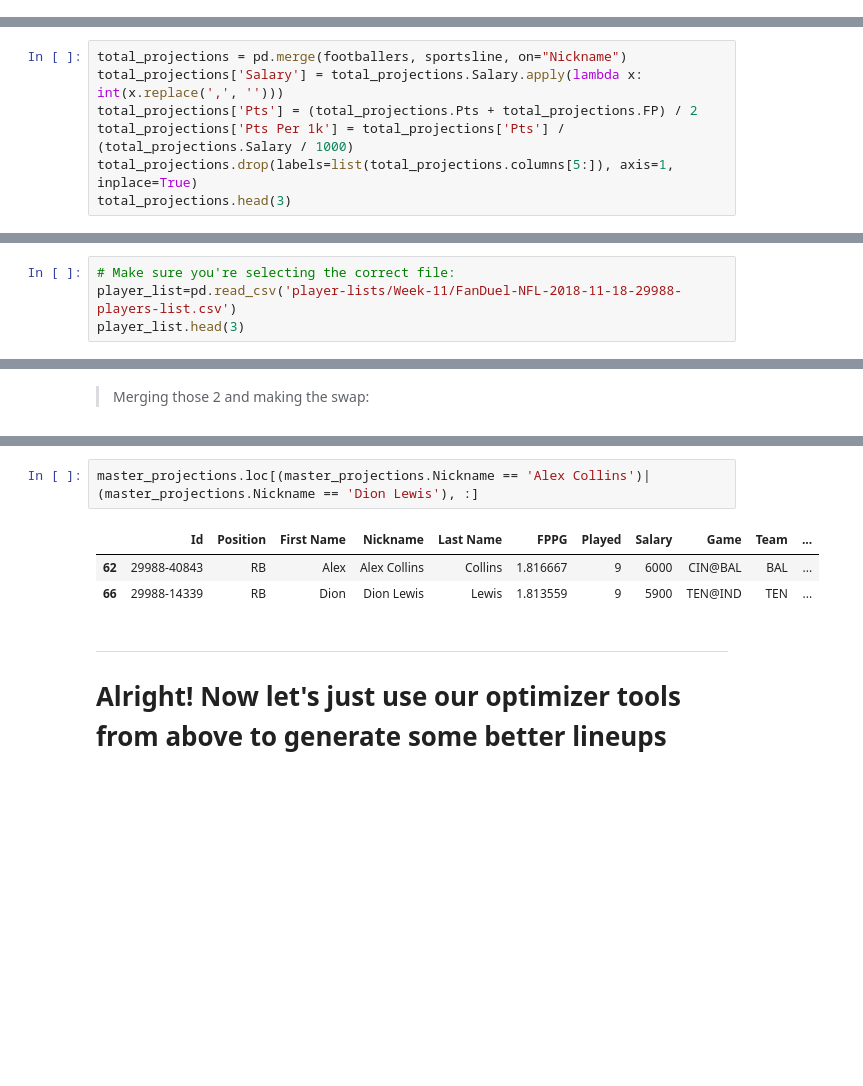
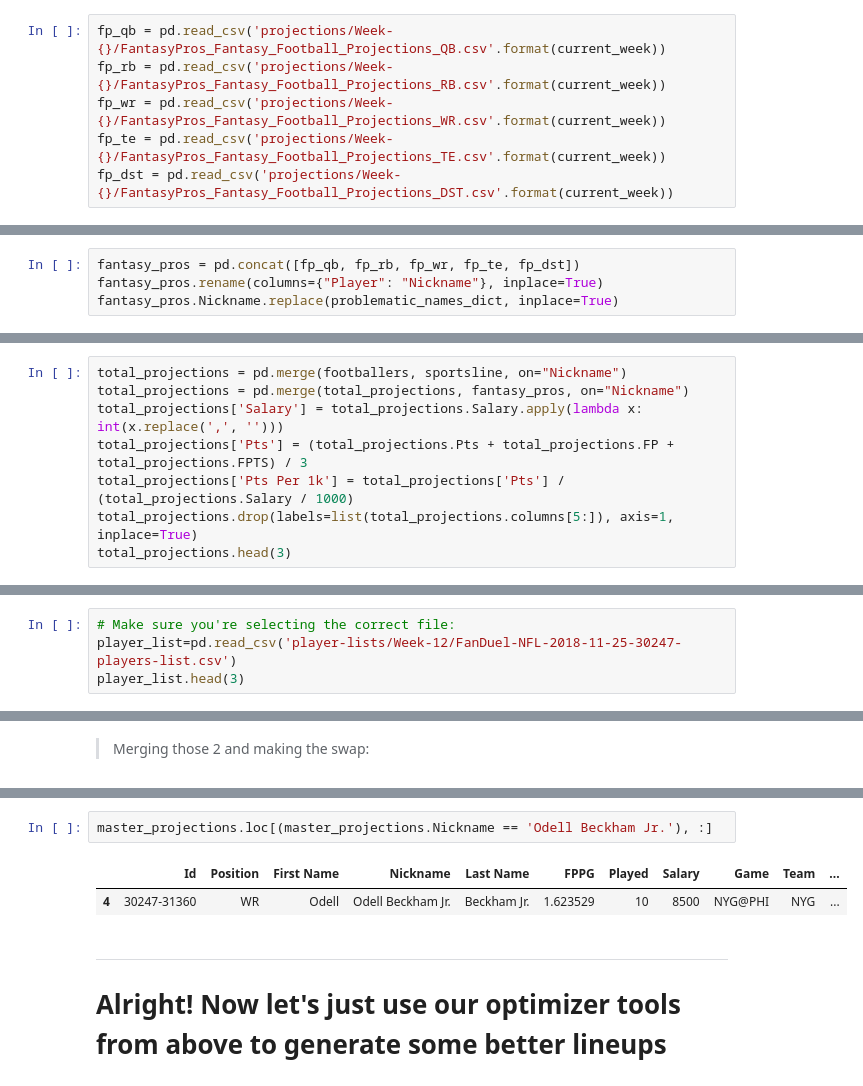
Before and after one commit to dodgemcintosh/FFML, a Jupyter notebook: 7-Generating-FanDuel-Lineups.ipynb, the cells around one changed output, grey strips where cells are left out. Drawn from its saved outputs; the diff is of its cells as text; blank space fills up the shorter version.

```diff
--- a/7-Generating-FanDuel-Lineups.ipynb
+++ b/7-Generating-FanDuel-Lineups.ipynb
@@ -70,0 +75,6 @@ sportsline.head(2)
+# %%
+fp_qb = pd.read_csv('projections/Week-{}/FantasyPros_Fantasy_Football_Projections_QB.csv'.format(current_week))
+fp_rb = pd.read_csv('projections/Week-{}/FantasyPros_Fantasy_Football_Projections_RB.csv'.format(current_week))
+fp_wr = pd.read_csv('projections/Week-{}/FantasyPros_Fantasy_Football_Projections_WR.csv'.format(current_week))
+fp_te = pd.read_csv('projections/Week-{}/FantasyPros_Fantasy_Football_Projections_TE.csv'.format(current_week))
+fp_dst = pd.read_csv('projections/Week-{}/FantasyPros_Fantasy_Football_Projections_DST.csv'.format(current_week))
@@ -71,10 +84,15 @@ sportsline.head(2)
+# %%
+fantasy_pros = pd.concat([fp_qb, fp_rb, fp_wr, fp_te, fp_dst])
+fantasy_pros.rename(columns={"Player": "Nickname"}, inplace=True)
+fantasy_pros.Nickname.replace(problematic_names_dict, inplace=True)
 # %% [markdown]
 ___
 #### Averaging the projections:
 # %%
 total_projections = pd.merge(footballers, sportsline, on="Nickname")
+total_projections = pd.merge(total_projections, fantasy_pros, on="Nickname")
 total_projections['Salary'] = total_projections.Salary.apply(lambda x: int(x.replace(',', '')))
-total_projections['Pts'] = (total_projections.Pts + total_projections.FP) / 2
+total_projections['Pts'] = (total_projections.Pts + total_projections.FP + total_projections.FPTS) / 3
 total_projections['Pts Per 1k'] = total_projections['Pts'] / (total_projections.Salary / 1000)
 total_projections.drop(labels=list(total_projections.columns[5:]), axis=1, inplace=True)
 total_projections.head(3)
@@ -88,7 +106,7 @@ ___
 #### Bringing in the player list from FanDuel:
 # %%
 # Make sure you're selecting the correct file:
-player_list=pd.read_csv('player-lists/Week-11/FanDuel-NFL-2018-11-18-29988-players-list.csv')
+player_list=pd.read_csv('player-lists/Week-12/FanDuel-NFL-2018-11-25-30247-players-list.csv')
 player_list.head(3)
 # %% [output]
 |  | Id | Position | First Name | Nickname | Last Name | FPPG | Played | Salary | Game | Team | ... |
@@ -121,9 +139,8 @@ master_projections.loc[master_projections.Position == 'D', :].sort_values('FPPG'
 # %%
-master_projections.loc[(master_projections.Nickname == 'Alex Collins')|(master_projections.Nickname == 'Dion Lewis'), :]
+master_projections.loc[(master_projections.Nickname == 'Odell Beckham Jr.'), :]
 # %% [output]
 |  | Id | Position | First Name | Nickname | Last Name | FPPG | Played | Salary | Game | Team | ... |
-| 62 | 29988-40843 | RB | Alex | Alex Collins | Collins | 1.816667 | 9 | 6000 | CIN@BAL | BAL | ... |
-| 66 | 29988-14339 | RB | Dion | Dion Lewis | Lewis | 1.813559 | 9 | 5900 | TEN@IND | TEN | ... |
+| 4 | 30247-31360 | WR | Odell | Odell Beckham Jr. | Beckham Jr. | 1.623529 | 10 | 8500 | NYG@PHI | NYG | ... |
 # %% [markdown]
 ___
 # Alright! Now let's just use our optimizer tools from above to generate some better lineups
```
Also changed, not shown: parts of 21 cells of this notebook.
